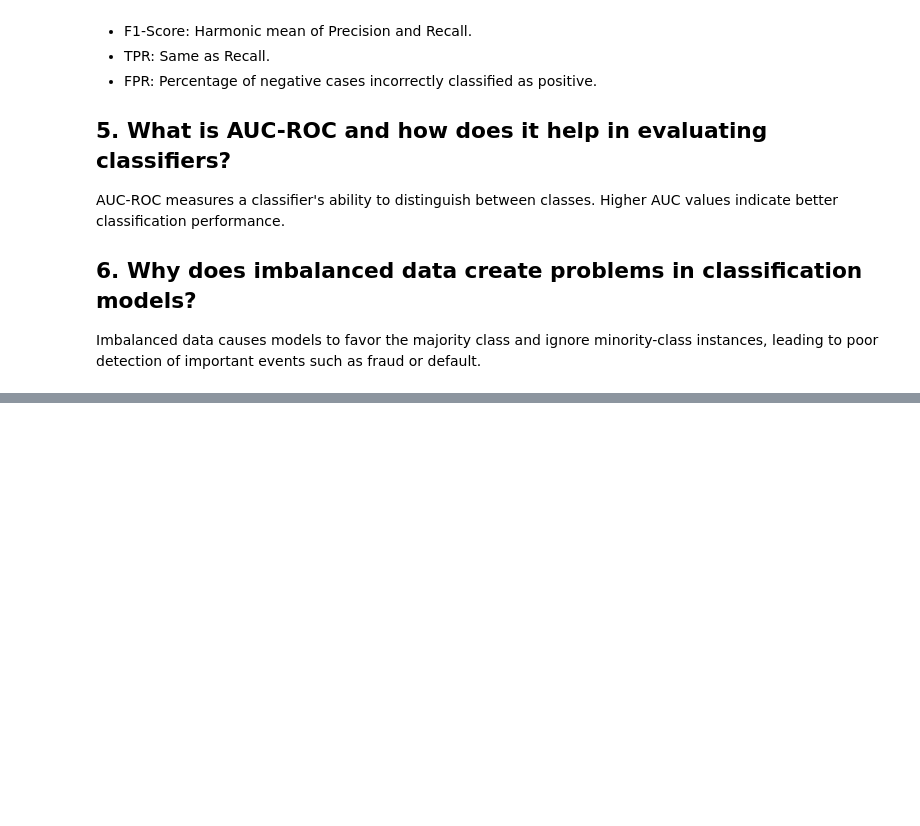
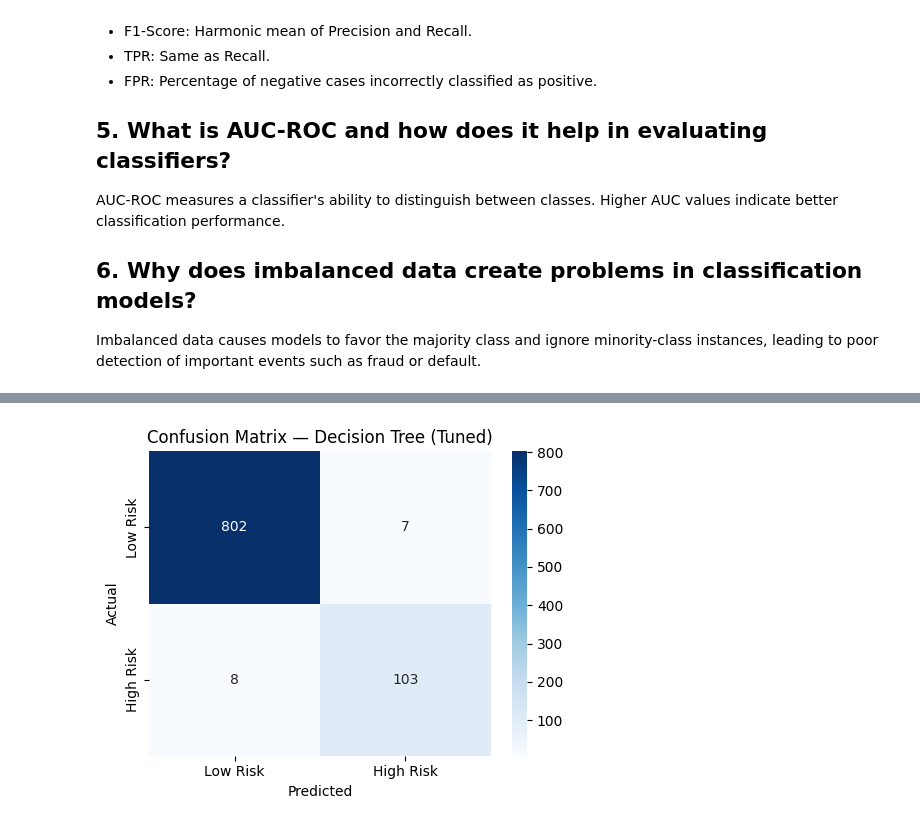
Before and after one commit to dishalukhi123/Supervised-Learning, a Jupyter notebook: PR-3/Risk_Alert_Classifier.ipynb, the cells around one changed output, grey strips where cells are left out. Saved outputs shown, nothing was run; the diff lists cells and outputs as text; code cells hidden in the pictures; blank space fills up the shorter version.

```diff
--- a/PR-3/Risk_Alert_Classifier.ipynb
+++ b/PR-3/Risk_Alert_Classifier.ipynb
@@ -191,0 +458,81 @@ dtype: int64
+# %%
+dt_param_dist = {
+    'max_depth'        : [None, 5, 10, 15, 20],
+    'min_samples_split': [2, 5, 10, 20],
+    'min_samples_leaf' : [1, 2, 4, 8],
+    'criterion'        : ['gini', 'entropy']
+}
+
+dt_random = RandomizedSearchCV(
+    DecisionTreeClassifier(random_state=42),
+    dt_param_dist, n_iter=20, cv=5,
+    scoring='recall', random_state=42, n_jobs=-1
+)
+dt_random.fit(X_sm, y_sm)
+print("Best DT params (RandomizedSearchCV):", dt_random.best_params_)
+
+rf_param_dist = {
+    'n_estimators'     : [50, 100, 200],
+    'max_depth'        : [None, 5, 10, 15],
+    'min_samples_split': [2, 5, 10],
+    'min_samples_leaf' : [1, 2, 4],
+    'max_features'     : ['sqrt', 'log2']
+}
+
+rf_random = RandomizedSearchCV(
+    RandomForestClassifier(random_state=42),
+    rf_param_dist, n_iter=20, cv=5,
+    scoring='recall', random_state=42, n_jobs=-1
+)
+rf_random.fit(X_sm, y_sm)
+print("Best RF params (RandomizedSearchCV):", rf_random.best_params_)
+
+best_rf_params = rf_random.best_params_
+rf_grid_params = {
+    'n_estimators' : [best_rf_params['n_estimators'] - 50,
+                      best_rf_params['n_estimators'],
+                      best_rf_params['n_estimators'] + 50],
+    'max_depth'    : [best_rf_params['max_depth']],
+    'min_samples_split': [best_rf_params['min_samples_split']],
+    'min_samples_leaf' : [best_rf_params['min_samples_leaf']],
+    'max_features' : [best_rf_params['max_features']]
+}
+rf_grid_params['n_estimators'] = [max(10, n) for n in rf_grid_params['n_estimators']]
+
+rf_grid = GridSearchCV(
+    RandomForestClassifier(random_state=42),
+    rf_grid_params, cv=5, scoring='recall', n_jobs=-1
+)
+rf_grid.fit(X_sm, y_sm)
+print("\nBest RF params (GridSearchCV):", rf_grid.best_params_)
+
+best_dt_tuned = dt_random.best_estimator_
+best_rf_tuned = rf_grid.best_estimator_
+
+y_pred_dt_tuned = best_dt_tuned.predict(X_test)
+y_prob_dt_tuned = best_dt_tuned.predict_proba(X_test)[:, 1]
+
+y_pred_rf_tuned = best_rf_tuned.predict(X_test)
+y_prob_rf_tuned = best_rf_tuned.predict_proba(X_test)[:, 1]
+
+evaluate_model("Decision Tree (Tuned)", y_test, y_pred_dt_tuned, y_prob_dt_tuned)
+evaluate_model("Random Forest (Tuned)", y_test, y_pred_rf_tuned, y_prob_rf_tuned)
+
+tuning_comparison = pd.DataFrame({
+    'RF Untuned': [
+        accuracy_score(y_test, y_pred_rf_test),
+        recall_score(y_test, y_pred_rf_test),
+        f1_score(y_test, y_pred_rf_test),
+        roc_auc_score(y_test, y_prob_rf)
+    ],
+    'RF Tuned': [
+        accuracy_score(y_test, y_pred_rf_tuned),
+        recall_score(y_test, y_pred_rf_tuned),
+        f1_score(y_test, y_pred_rf_tuned),
+        roc_auc_score(y_test, y_prob_rf_tuned)
+    ]
+}, index=['Accuracy', 'Recall', 'F1', 'AUC-ROC']).round(4)
+
+print("\n── Tuned vs Untuned ──")
+print(tuning_comparison)
+# %% [output]
@@ -191,0 +556 @@ dtype: int64
+[figure, added]
```
Also changed, not shown: parts of 27 cells of this notebook, 1 other file.
